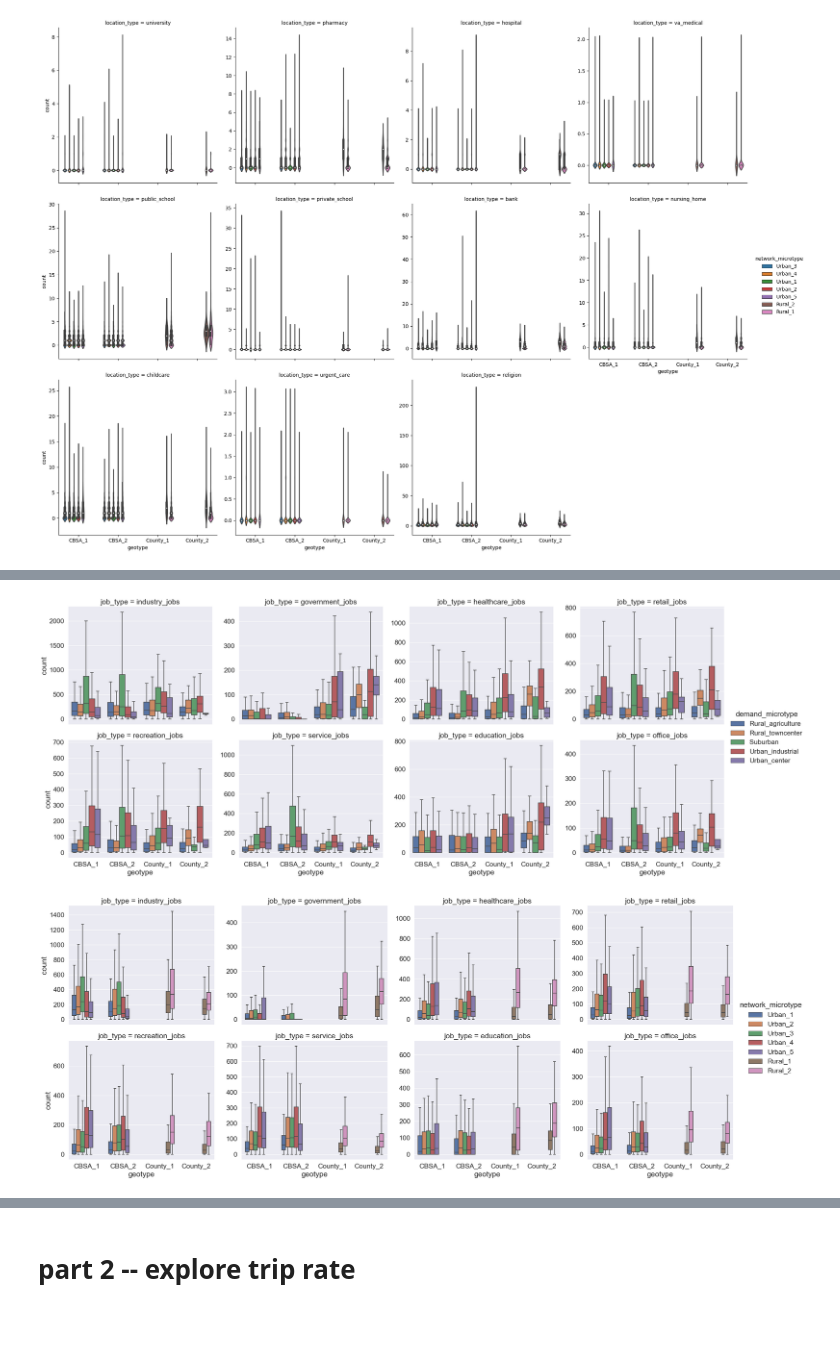
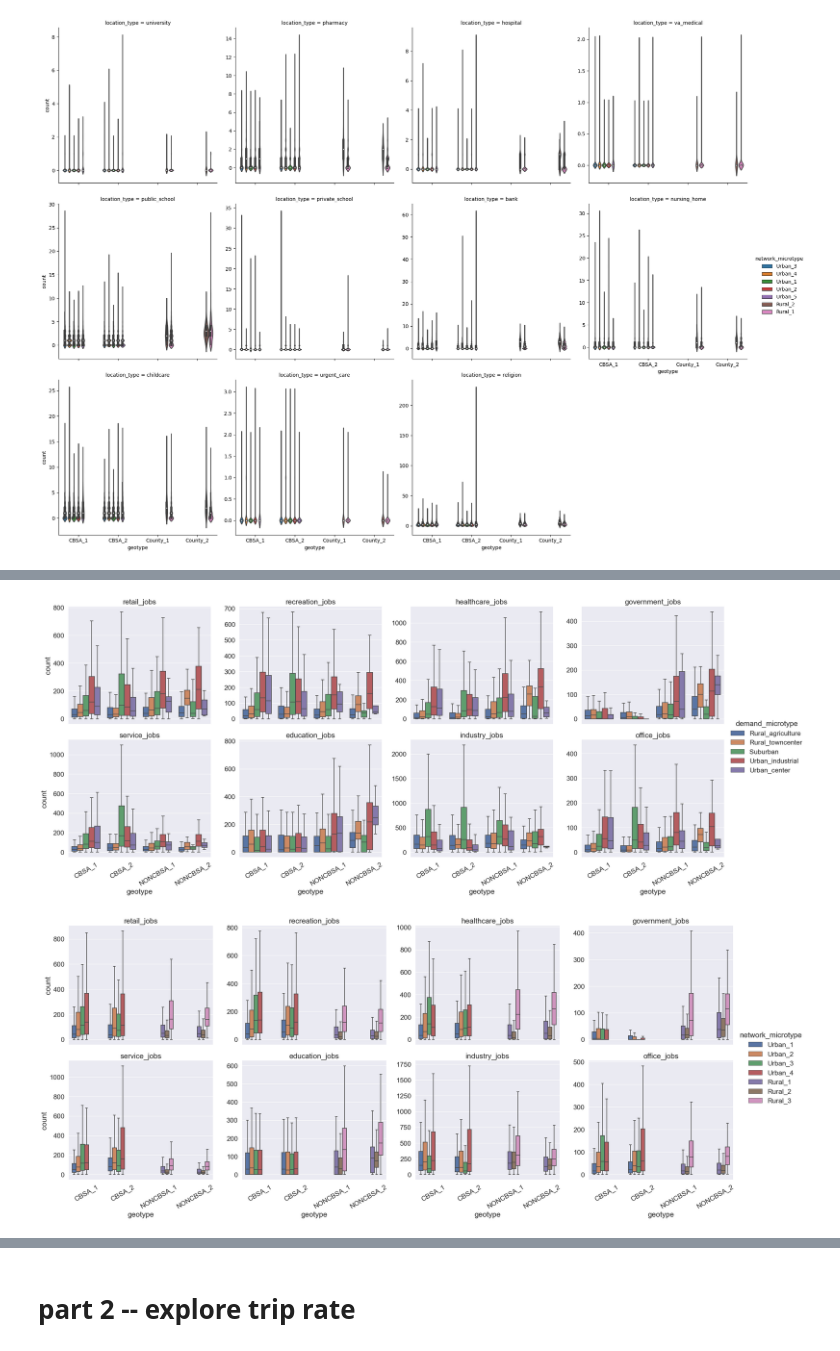
Before and after one commit to LBNL-UCB-STI/GEMS-data, a Jupyter notebook: accessibility/explore_trip_rate_and_opportunity.ipynb, the cells around one changed output, grey strips where cells are left out. Saved outputs shown, nothing was run; the diff lists cells and outputs as text; code cells hidden in the pictures; blank space fills up the shorter version.

```diff
--- a/accessibility/explore_trip_rate_and_opportunity.ipynb
+++ b/accessibility/explore_trip_rate_and_opportunity.ipynb
@@ -357,18 +357,23 @@ sns.catplot(data = opportunity_by_location,
 sns.set(font_scale=1.5)  # crazy big
 order_demand = ['Rural_agriculture', 'Rural_towncenter',
                 'Suburban', 'Urban_industrial', 'Urban_center']
-order_geotype = ['CBSA_1', 'CBSA_2', 'County_1', 'County_2']
-order_network = ['Urban_1', 'Urban_2', 'Urban_3', 'Urban_4', 'Urban_5',
-                'Rural_1', 'Rural_2']
+order_geotype = ['CBSA_1', 'CBSA_2', 'NONCBSA_1', 'NONCBSA_2']
+order_network = ['Urban_1', 'Urban_2', 'Urban_3', 'Urban_4',
+                'Rural_1', 'Rural_2', 'Rural_3']
 opportunity_by_location = \
 opportunity_by_location.sort_values(by = 'location_type')
-sns.catplot(data = opportunity_by_location,
+ax = sns.catplot(data = opportunity_by_location,
             x="geotype", y="count", hue = 'network_microtype', col="location_type",
             col_wrap = 4, kind="box",
             hue_order = order_network,
             order = order_geotype,
             showfliers = False,
             height = 4.5, aspect = 1.4, sharey = False)
+ax.set_titles("{col_name}")
+# plt.xticks(rotation = 30, ha= 'right')
+for axn in ax.axes.flat:
+    for label in axn.get_xticklabels():
+        label.set_rotation(30)
 plt.savefig('plot/location_by_geotype_network.png', dpi = 300,
            bbox_inches = 'tight')
 plt.show()
@@ -380,12 +385,17 @@ plt.show()
 opportunity_by_location = \
 opportunity_by_location.sort_values(by = 'location_type')
 
-sns.catplot(data = opportunity_by_location,
+ax = sns.catplot(data = opportunity_by_location,
             x="geotype", y="count", hue = 'demand_microtype', col="location_type",
             hue_order = order_demand,
             order = order_geotype,
             col_wrap = 4, kind="box", height = 4.5, aspect = 1.4,
             showfliers = False, sharey = False)
+ax.set_titles("{col_name}")
+# plt.xticks(rotation = 30, ha= 'right')
+for axn in ax.axes.flat:
+    for label in axn.get_xticklabels():
+        label.set_rotation(30)
 plt.savefig('plot/location_by_geotype_demand.png', dpi = 300,
            bbox_inches = 'tight')
 plt.show()
@@ -410,30 +421,40 @@ sns.catplot(data = job_by_location,
 # %%
 
-sns.catplot(data = job_by_location,
+ax = sns.catplot(data = job_by_location,
             hue_order = order_demand,
             order = order_geotype,
             x="geotype", y="count", hue = 'demand_microtype', col="job_type",
             col_wrap = 4, kind="box",
             height = 5, aspect = 1.2,
             showfliers = False, sharey = False)
+ax.set_titles("{col_name}")
+# plt.xticks(rotation = 30, ha= 'right')
+for axn in ax.axes.flat:
+    for label in axn.get_xticklabels():
+        label.set_rotation(30)
 plt.savefig('plot/job_by_geotype_demand.png', dpi = 300,
            bbox_inches = 'tight')
 plt.show()
 # %% [output]
-[figure, old version]
+[figure, new version]
 # %%
-sns.catplot(data = job_by_location,
+ax = sns.catplot(data = job_by_location,
             x="geotype", y="count", hue = 'network_microtype', col="job_type",
             col_wrap = 4, kind="box",
             hue_order = order_network,
             order = order_geotype,
             height = 5, aspect = 1.2,
             showfliers = False, sharey = False)
+ax.set_titles("{col_name}")
+# plt.xticks(rotation = 30, ha= 'right')
+for axn in ax.axes.flat:
+    for label in axn.get_xticklabels():
+        label.set_rotation(30)
 plt.savefig('plot/job_by_geotype_network.png', dpi = 300,
            bbox_inches = 'tight')
 plt.show()
 # %% [output]
-[figure, old version]
+[figure, new version]
 # %%
 # park coverage
 print(opportunity_and_jobs_typology.columns)
```
Also changed, not shown: parts of 25 cells of this notebook.
